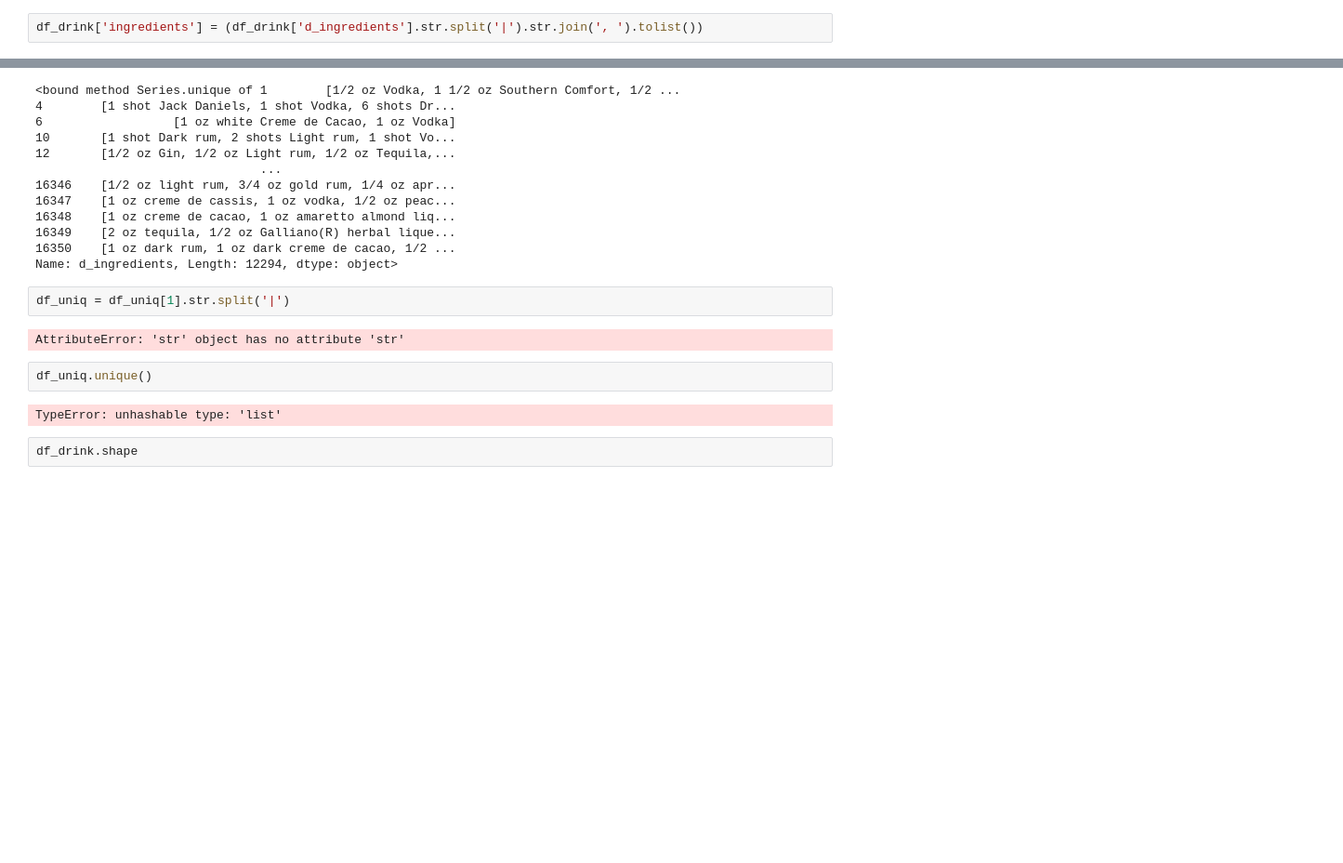
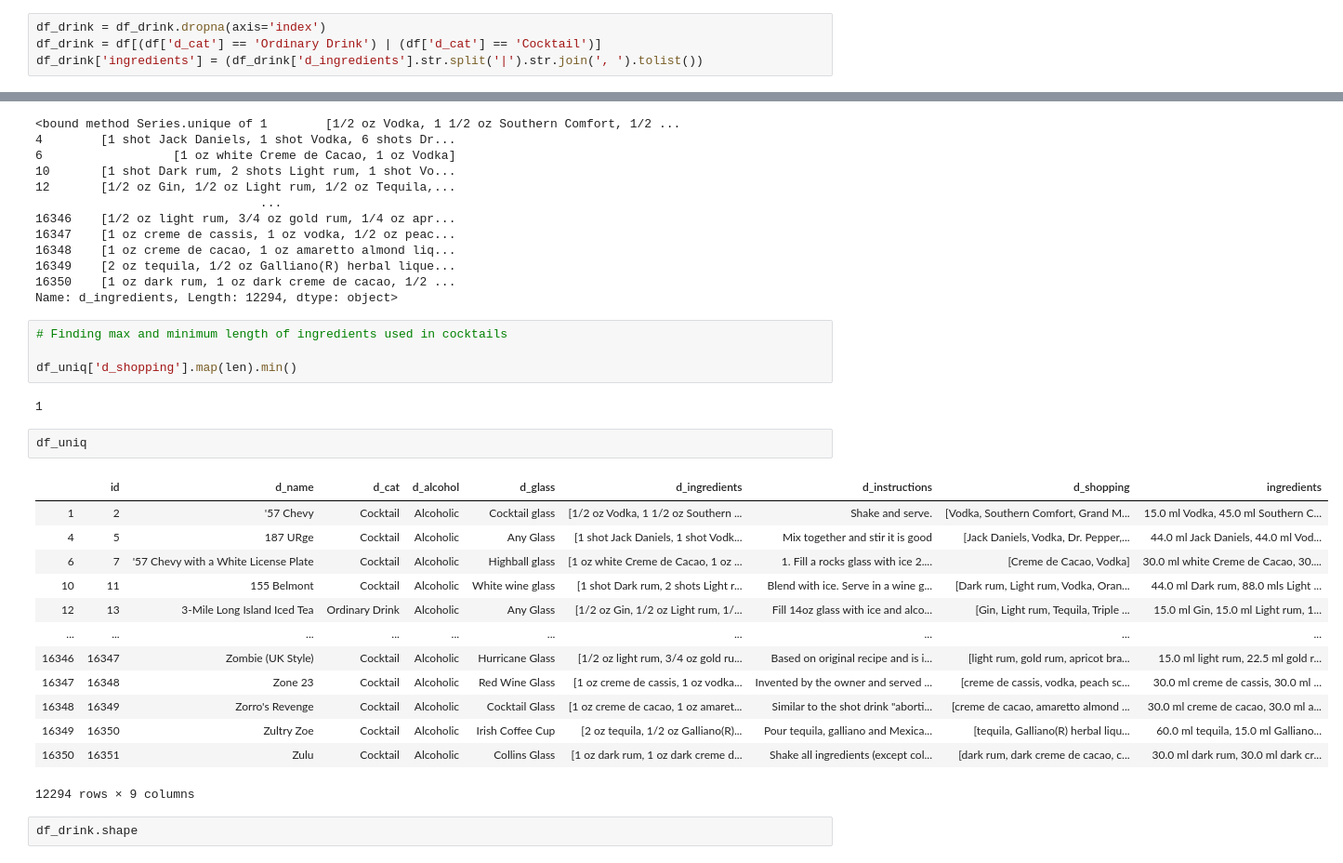
Before and after one commit to Birdshaw/Bartend-A.I., a Jupyter notebook: Bartend_A_I.ipynb, the cells around one changed output, grey strips where cells are left out. Shown at 93% size. Drawn from its saved outputs; the diff is of its cells as text; blank space fills up the shorter version.

```diff
--- a/Bartend_A_I.ipynb
+++ b/Bartend_A_I.ipynb
@@ -59,6 +59,8 @@ df_drink = df[(df['d_cat'] == 'Ordinary Drink') | (df['d_cat'] == 'Cocktail')]
 # %%
 df_drink = df_drink.dropna(axis='index')
 # %%
+df_drink = df_drink.dropna(axis='index')
+df_drink = df[(df['d_cat'] == 'Ordinary Drink') | (df['d_cat'] == 'Cocktail')]
 df_drink['ingredients'] = (df_drink['d_ingredients'].str.split('|').str.join(', ').tolist())
 # %%
 df_drink['d_shopping'] = df_drink['d_shopping'].str.split('|')
@@ -95,14 +97,28 @@ df_uniq['d_ingredients'].unique
 16349    [2 oz tequila, 1/2 oz Galliano(R) herbal lique...
 16350    [1 oz dark rum, 1 oz dark creme de cacao, 1/2 ...
 Name: d_ingredients, Length: 12294, dtype: object>
-# %%
-df_uniq = df_uniq[1].str.split('|')
-# %% [output]
-AttributeError: 'str' object has no attribute 'str'
+# %%
+# Finding max and minimum length of ingredients used in cocktails
+
+df_uniq['d_shopping'].map(len).min()
+# %% [output]
+1
 # %%
-df_uniq.unique()
+df_uniq
 # %% [output]
+|  | id | d_name | d_cat | d_alcohol | d_glass | d_ingredients | d_instructions | d_shopping | ingredients |
+| 1 | 2 | '57 Chevy | Cocktail | Alcoholic | Cocktail glass | [1/2 oz Vodka, 1 1/2 oz Southern ... | Shake and serve. | [Vodka, Southern Comfort, Grand M... | 15.0 ml Vodka, 45.0 ml Southern C... |
+| 4 | 5 | 187 URge | Cocktail | Alcoholic | Any Glass | [1 shot Jack Daniels, 1 shot Vodk... | Mix together and stir it is good | [Jack Daniels, Vodka, Dr. Pepper,... | 44.0 ml Jack Daniels, 44.0 ml Vod... |
+| 6 | 7 | '57 Chevy with a White License Plate | Cocktail | Alcoholic | Highball glass | [1 oz white Creme de Cacao, 1 oz ... | 1. Fill a rocks glass with ice 2.... | [Creme de Cacao, Vodka] | 30.0 ml white Creme de Cacao, 30.... |
+| 10 | 11 | 155 Belmont | Cocktail | Alcoholic | White wine glass | [1 shot Dark rum, 2 shots Light r... | Blend with ice. Serve in a wine g... | [Dark rum, Light rum, Vodka, Oran... | 44.0 ml Dark rum, 88.0 mls Light ... |
+| 12 | 13 | 3-Mile Long Island Iced Tea | Ordinary Drink | Alcoholic | Any Glass | [1/2 oz Gin, 1/2 oz Light rum, 1/... | Fill 14oz glass with ice and alco... | [Gin, Light rum, Tequila, Triple ... | 15.0 ml Gin, 15.0 ml Light rum, 1... |
+| ... | ... | ... | ... | ... | ... | ... | ... | ... | ... |
+| 16346 | 16347 | Zombie (UK Style) | Cocktail | Alcoholic | Hurricane Glass | [1/2 oz light rum, 3/4 oz gold ru... | Based on original recipe and is i... | [light rum, gold rum, apricot bra... | 15.0 ml light rum, 22.5 ml gold r... |
+| 16347 | 16348 | Zone 23 | Cocktail | Alcoholic | Red Wine Glass | [1 oz creme de cassis, 1 oz vodka... | Invented by the owner and served ... | [creme de cassis, vodka, peach sc... | 30.0 ml creme de cassis, 30.0 ml ... |
+| 16348 | 16349 | Zorro's Revenge | Cocktail | Alcoholic | Cocktail Glass | [1 oz creme de cacao, 1 oz amaret... | Similar to the shot drink "aborti... | [creme de cacao, amaretto almond ... | 30.0 ml creme de cacao, 30.0 ml a... |
+| 16349 | 16350 | Zultry Zoe | Cocktail | Alcoholic | Irish Coffee Cup | [2 oz tequila, 1/2 oz Galliano(R)... | Pour tequila, galliano and Mexica... | [tequila, Galliano(R) herbal liqu... | 60.0 ml tequila, 15.0 ml Galliano... |
+| 16350 | 16351 | Zulu | Cocktail | Alcoholic | Collins Glass | [1 oz dark rum, 1 oz dark creme d... | Shake all ingredients (except col... | [dark rum, dark creme de cacao, c... | 30.0 ml dark rum, 30.0 ml dark cr... |
-TypeError: unhashable type: 'list'
+12294 rows × 9 columns
 # %%
 df_drink.shape
 # %% [output]
```
Also changed, not shown: parts of 26 cells of this notebook, 1 other file.
